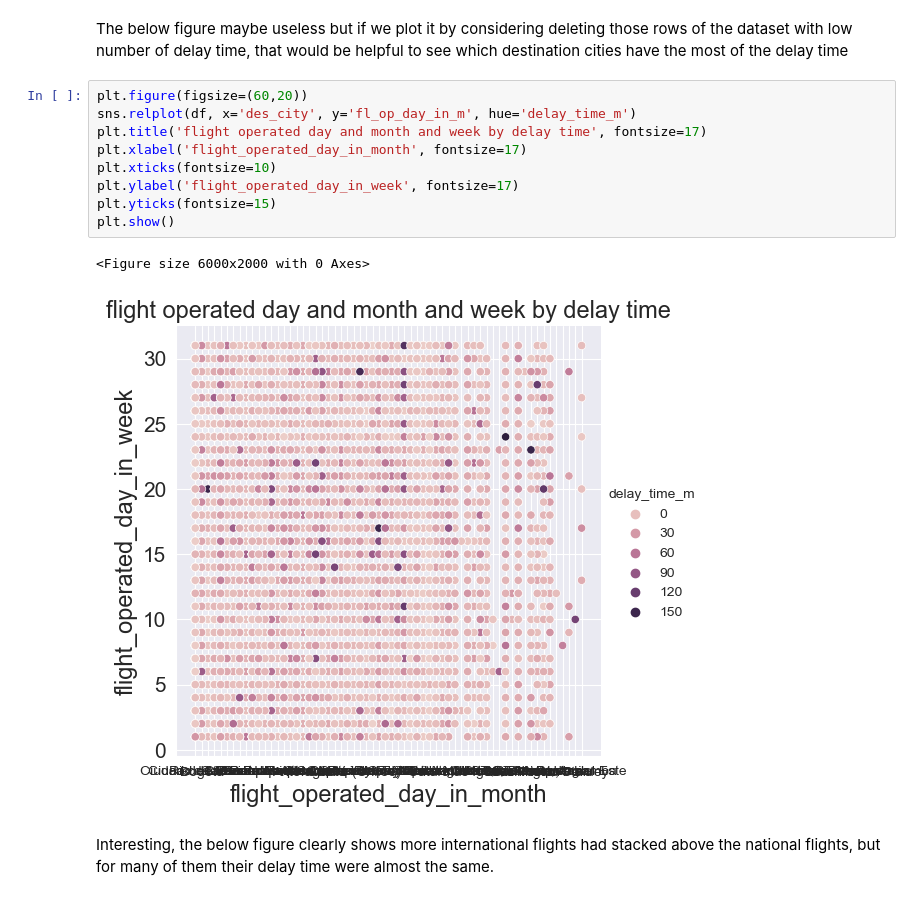
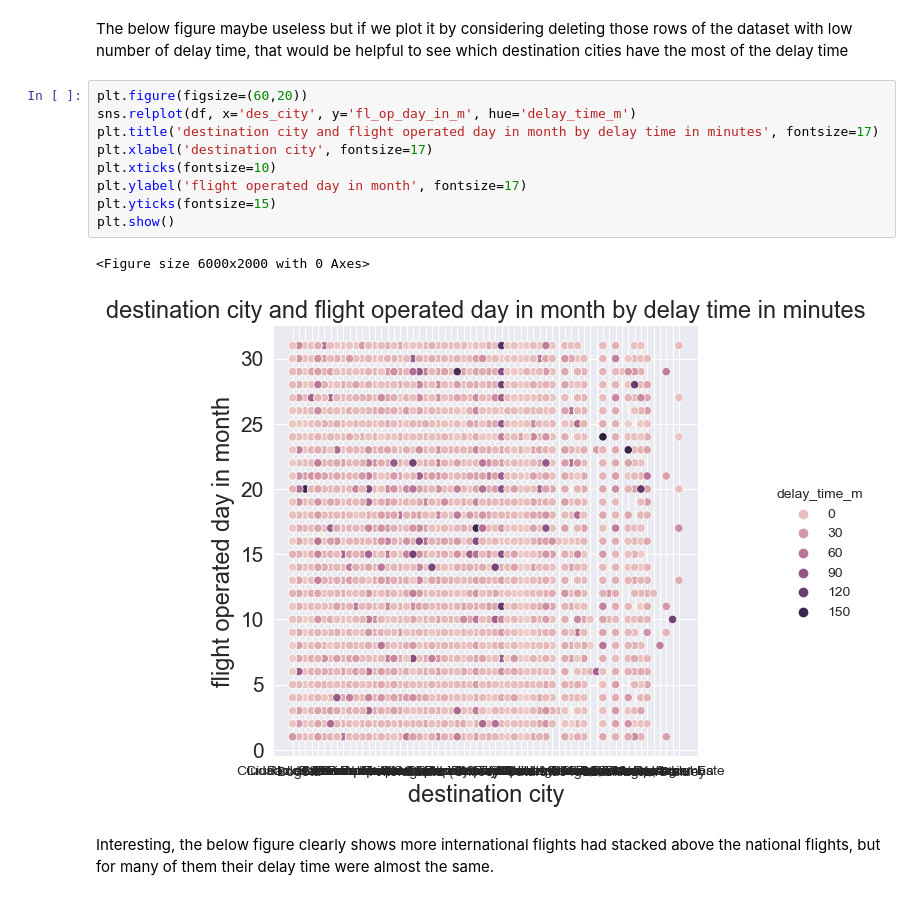
Before and after one commit to farhad-sadeghlo/LATAM_Airlines, a Jupyter notebook: solution.ipynb, the cells around one changed output. Cells and saved outputs as stored; diff of their text form.

```diff
--- a/solution.ipynb
+++ b/solution.ipynb
@@ -214,15 +214,15 @@ The below figure maybe useless but if we plot it by considering deleting those r
 # %%
 plt.figure(figsize=(60,20))
 sns.relplot(df, x='des_city', y='fl_op_day_in_m', hue='delay_time_m')
-plt.title('flight operated day and month and week by delay time', fontsize=17)
-plt.xlabel('flight_operated_day_in_month', fontsize=17)
+plt.title('destination city and flight operated day in month by delay time in minutes', fontsize=17)
+plt.xlabel('destination city', fontsize=17)
 plt.xticks(fontsize=10)
-plt.ylabel('flight_operated_day_in_week', fontsize=17)
+plt.ylabel('flight operated day in month', fontsize=17)
 plt.yticks(fontsize=15)
 plt.show()
 # %% [output]
 <Figure size 6000x2000 with 0 Axes>
-[figure, old version]
+[figure, new version]
 # %% [markdown]
 Interesting, the below figure clearly shows more international flights had stacked above the national flights, but for many of them their delay time were almost the same.
 # %%
```
Also changed, not shown: parts of 15 cells of this notebook.
